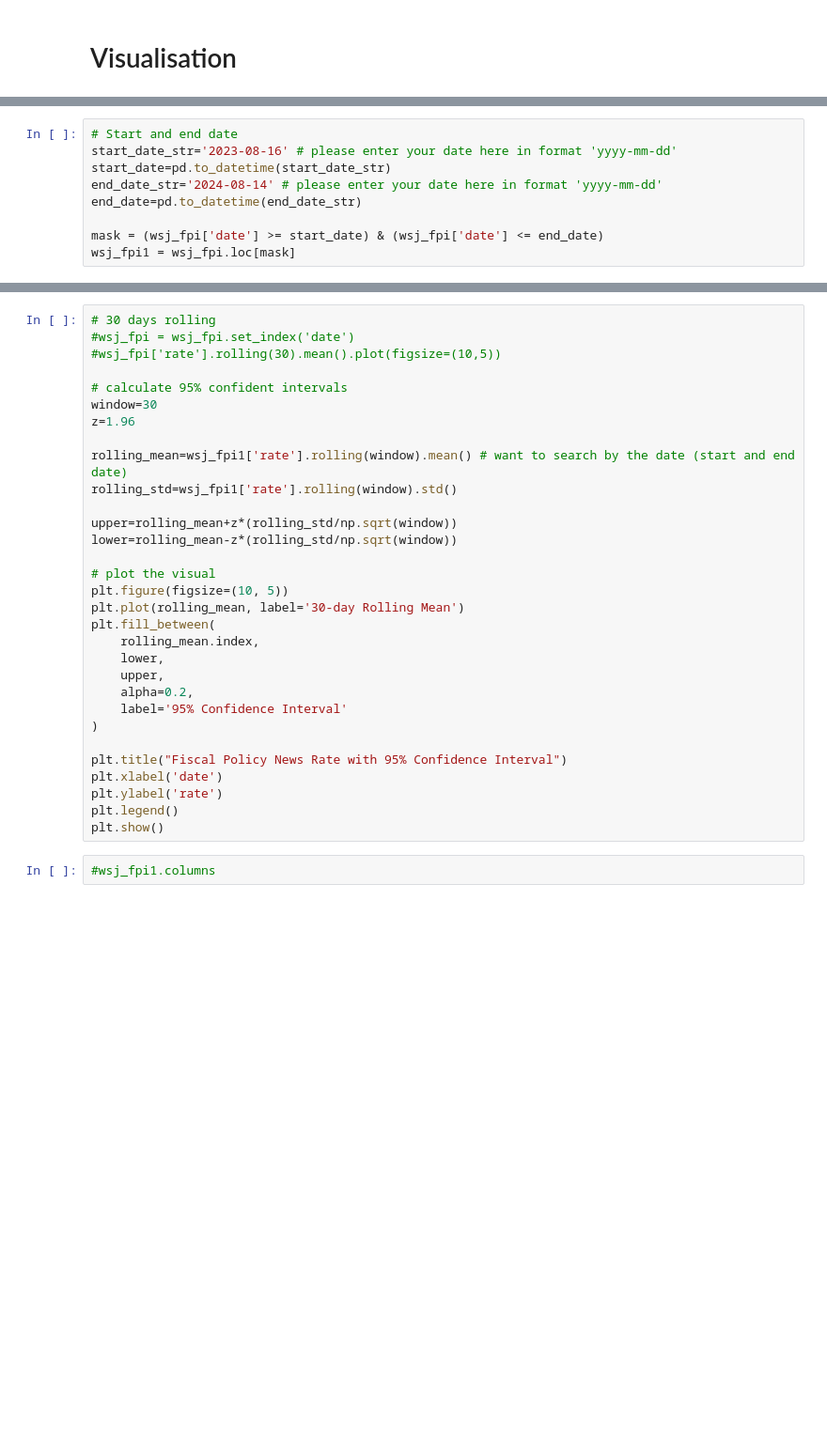
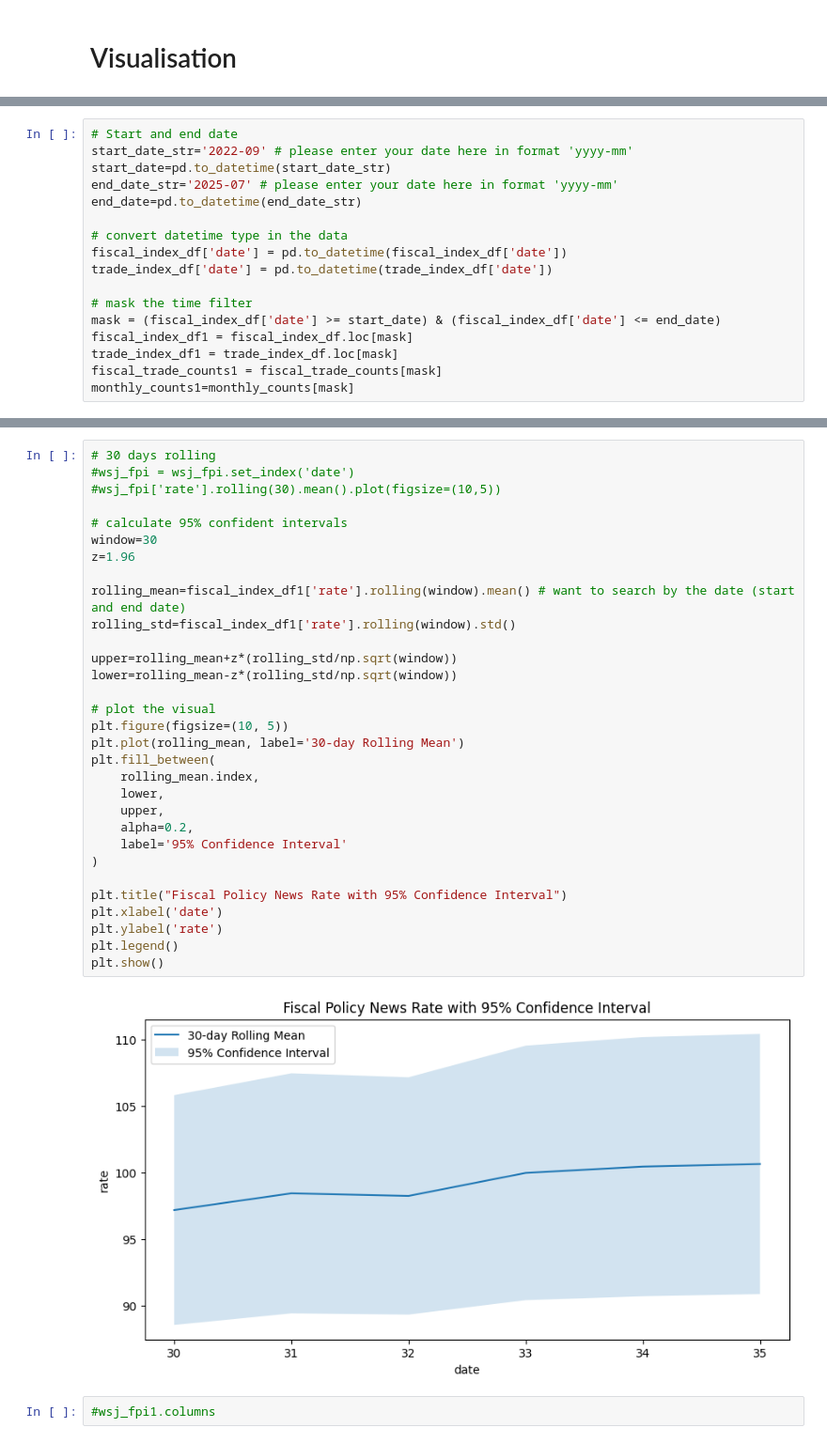
Before and after one commit to nguyenhaitran/Fiscal-Trade-Policy-Intelligence, a Jupyter notebook: fiscal_policy_index/pdf_extraction.ipynb, the cells around one changed output, grey strips where cells are left out. Shown at 94% size. Cells and saved outputs as stored; diff of their text form; blank space fills up the shorter version.

```diff
--- a/fiscal_policy_index/pdf_extraction.ipynb
+++ b/fiscal_policy_index/pdf_extraction.ipynb
@@ -740,12 +671,20 @@ print("End date range: {}".format(wsj_fpi['date'].iloc[0]))
 # %%
 # Start and end date
-start_date_str='2023-08-16' # please enter your date here in format 'yyyy-mm-dd'
+start_date_str='2022-09' # please enter your date here in format 'yyyy-mm'
 start_date=pd.to_datetime(start_date_str)
-end_date_str='2024-08-14' # please enter your date here in format 'yyyy-mm-dd'
+end_date_str='2025-07' # please enter your date here in format 'yyyy-mm'
 end_date=pd.to_datetime(end_date_str)
 
-mask = (wsj_fpi['date'] >= start_date) & (wsj_fpi['date'] <= end_date)
-wsj_fpi1 = wsj_fpi.loc[mask]
+# convert datetime type in the data
+fiscal_index_df['date'] = pd.to_datetime(fiscal_index_df['date'])
+trade_index_df['date'] = pd.to_datetime(trade_index_df['date'])
+
+# mask the time filter
+mask = (fiscal_index_df['date'] >= start_date) & (fiscal_index_df['date'] <= end_date)
+fiscal_index_df1 = fiscal_index_df.loc[mask]
+trade_index_df1 = trade_index_df.loc[mask]
+fiscal_trade_counts1 = fiscal_trade_counts[mask]
+monthly_counts1=monthly_counts[mask]
 # %%
 # summary information of the specified date
 print("Data summary from {} to {}:".format(start_date_str, end_date_str))
@@ -756,34 +702,36 @@ print(round((wsj_fpi1['fiscal_articles'].sum() / wsj_fpi1['total_articles'].sum(
 # %%
 # 30 days rolling
 #wsj_fpi = wsj_fpi.set_index('date')
 #wsj_fpi['rate'].rolling(30).mean().plot(figsize=(10,5))
 
 # calculate 95% confident intervals
 window=30
 z=1.96
 
-rolling_mean=wsj_fpi1['rate'].rolling(window).mean() # want to search by the date (start and end date)
-rolling_std=wsj_fpi1['rate'].rolling(window).std()
+rolling_mean=fiscal_index_df1['rate'].rolling(window).mean() # want to search by the date (start and end date)
+rolling_std=fiscal_index_df1['rate'].rolling(window).std()
 
 upper=rolling_mean+z*(rolling_std/np.sqrt(window))
 lower=rolling_mean-z*(rolling_std/np.sqrt(window))
 
 # plot the visual
 plt.figure(figsize=(10, 5))
 plt.plot(rolling_mean, label='30-day Rolling Mean')
 plt.fill_between(
     rolling_mean.index,
     lower,
     upper,
     alpha=0.2,
     label='95% Confidence Interval'
 )
 
 plt.title("Fiscal Policy News Rate with 95% Confidence Interval")
 plt.xlabel('date')
 plt.ylabel('rate')
 plt.legend()
 plt.show()
+# %% [output]
+[figure, added]
 # %%
 #wsj_fpi1.columns
 # %%
```
Also changed, not shown: parts of 18 cells of this notebook, 2 other files.
